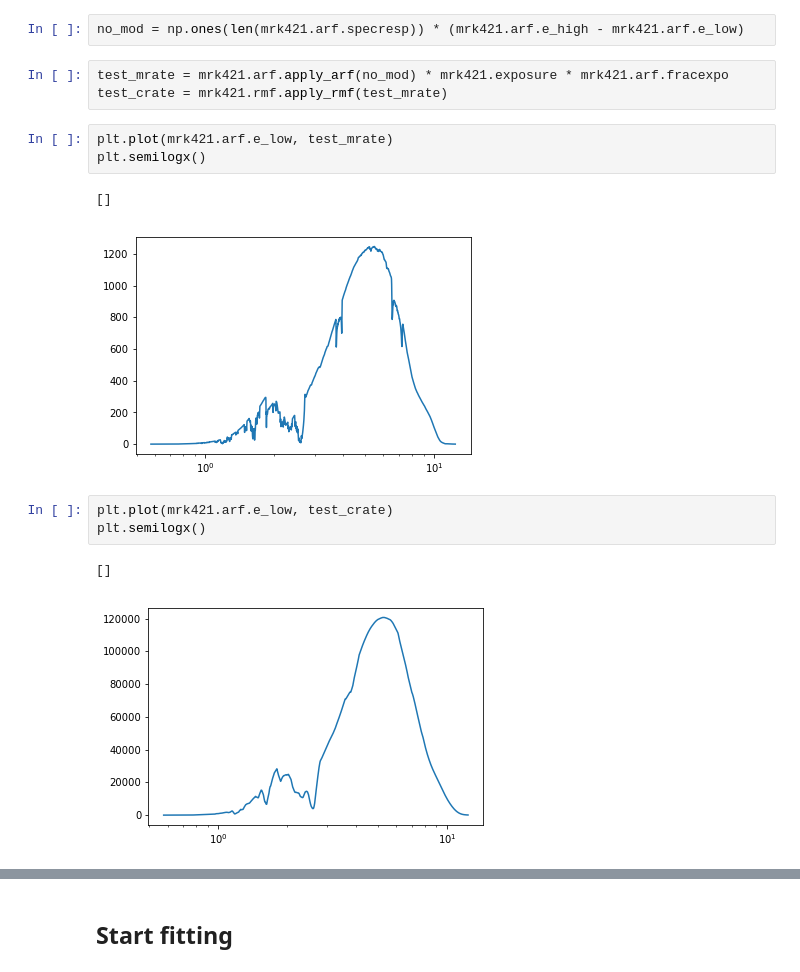
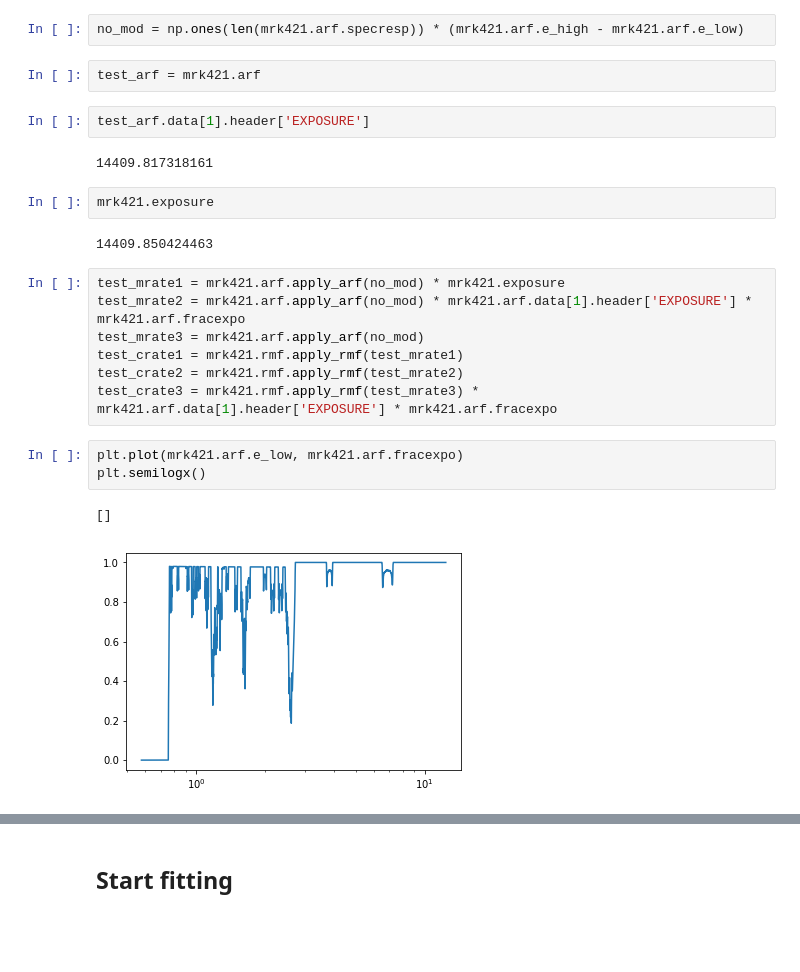
Before and after one commit to eblur/pyxsis, a Jupyter notebook: notebooks/Example1_fit_HETG_powerlaw.ipynb, the cells around one changed output, grey strips where cells are left out. Saved outputs shown, nothing was run; the diff lists cells and outputs as text; blank space fills up the shorter version.

```diff
--- a/notebooks/Example1_fit_HETG_powerlaw.ipynb
+++ b/notebooks/Example1_fit_HETG_powerlaw.ipynb
@@ -141,17 +141,25 @@ plt.loglog()
 # %%
 no_mod = np.ones(len(mrk421.arf.specresp)) * (mrk421.arf.e_high - mrk421.arf.e_low)
-# %%
-test_mrate = mrk421.arf.apply_arf(no_mod) * mrk421.exposure * mrk421.arf.fracexpo
-test_crate = mrk421.rmf.apply_rmf(test_mrate)
+# %%
+test_arf = mrk421.arf
+# %%
+test_arf.data[1].header['EXPOSURE']
+# %% [output]
+14409.817318161
+# %%
+mrk421.exposure
+# %% [output]
+14409.850424463
+# %%
+test_mrate1 = mrk421.arf.apply_arf(no_mod) * mrk421.exposure
+test_mrate2 = mrk421.arf.apply_arf(no_mod) * mrk421.arf.data[1].header['EXPOSURE'] * mrk421.arf.fracexpo
+test_mrate3 = mrk421.arf.apply_arf(no_mod)
+test_crate1 = mrk421.rmf.apply_rmf(test_mrate1)
+test_crate2 = mrk421.rmf.apply_rmf(test_mrate2)
+test_crate3 = mrk421.rmf.apply_rmf(test_mrate3) * mrk421.arf.data[1].header['EXPOSURE'] * mrk421.arf.fracexpo
 # %%
-plt.plot(mrk421.arf.e_low, test_mrate)
+plt.plot(mrk421.arf.e_low, mrk421.arf.fracexpo)
 plt.semilogx()
 # %% [output]
 []
-[figure, old version]
+[figure, new version]
-# %%
-plt.plot(mrk421.arf.e_low, test_crate)
-plt.semilogx()
-# %% [output]
-[]
-[figure, removed]
```
Also changed, not shown: parts of 10 cells of this notebook.
